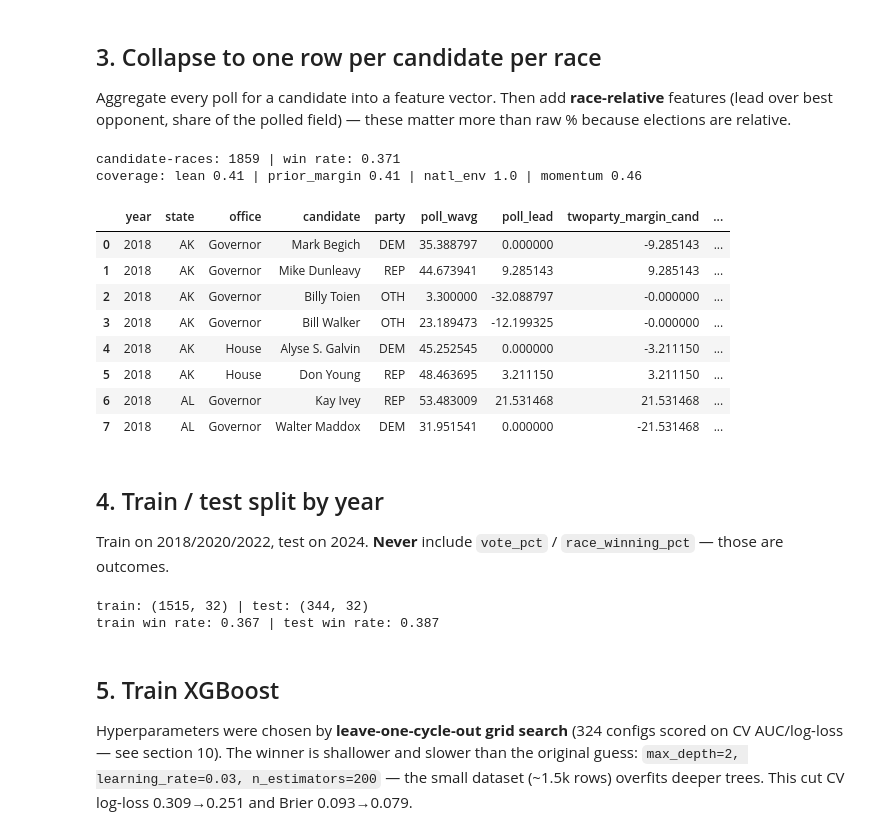
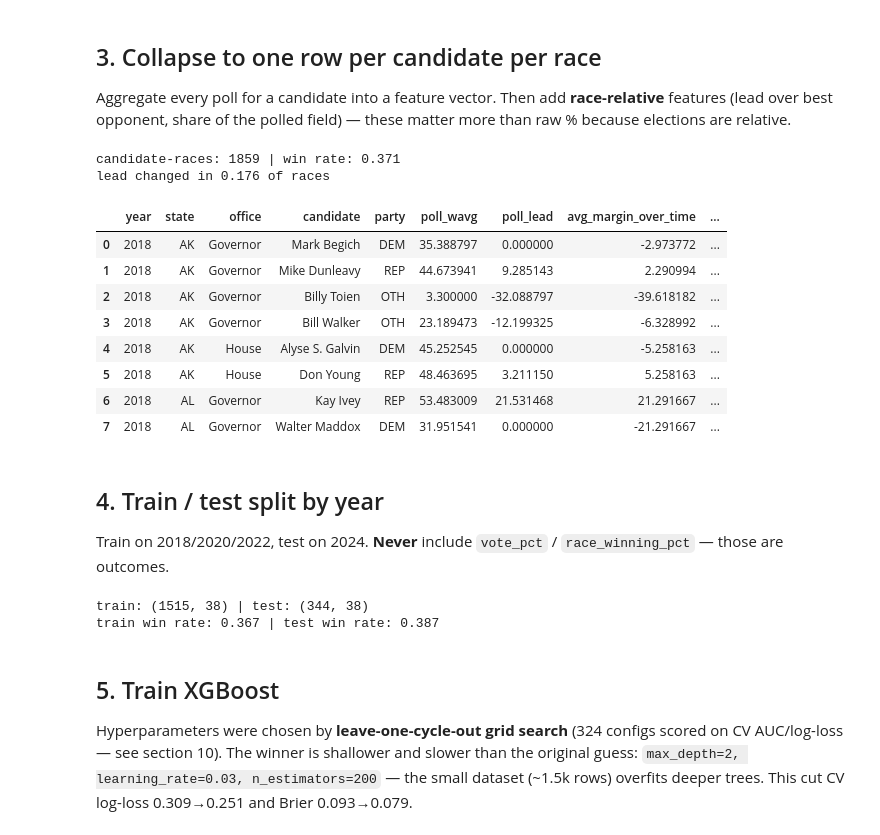
Before and after one commit to pjmerica/Polls-prediction-model, a Jupyter notebook: model.ipynb, the cells around one changed output. Drawn from its saved outputs; the diff is of its cells as text; code cells hidden in the pictures.

```diff
--- a/model.ipynb
+++ b/model.ipynb
@@ -198,6 +250,7 @@ rows = []
 for race_id, g in d.groupby('race_id'):
     yr = int(g['year'].iloc[0]); st = g['state'].iloc[0]
     of = g['office'].iloc[0];    di = str(g['district'].iloc[0])
+    dyn = margin_dyn_map.get(race_id, {})
     for ck, gc in g.groupby('cand_key'):
         gc = gc.sort_values('end_date')
         last30 = gc[gc['days_to_elec'] <= 30]
@@ -219,6 +272,8 @@ for race_id, g in d.groupby('race_id'):
 
         # house-effect-adjusted weighted poll average
         adj = gc['pct'] - gc['pollster'].map(lambda p: sign * house.get(p, 0.0))
+
+        md = dyn.get(ck, {})   # margin-trajectory stats for this candidate
 
         rows.append(dict(
             race_id=race_id, year=yr, state=st, office=of, district=di,
@@ -244,52 +299,56 @@ for race_id, g in d.groupby('race_id'):
             natl_env_cand=(sign * natl_env.get(yr, np.nan)),
             poll_momentum=slope,
             poll_wavg_adj=wmean(adj, gc['w']),
+            # lead dynamics over time (front-runner stability)
+            n_lead_changes=lead_change_map.get(race_id, 0),
+            lead_changed=int(lead_change_map.get(race_id, 0) > 0),
+            avg_margin_over_time=md.get('avg_margin_over_time', np.nan),  # avg lead/deficit across campaign
+            margin_volatility=md.get('margin_volatility', np.nan),       # std of the lead over time (low = stable)
+            min_margin=md.get('min_margin', np.nan),                     # worst point reached
+            margin_trend=md.get('margin_trend', np.nan),                 # widening (+) vs narrowing (-) lead
         ))
 cand = pd.DataFrame(rows)
 
 # race-relative features
 cand['field_best'] = cand.groupby('race_id')['poll_wavg'].transform(
     lambda s: s.nlargest(2).min() if len(s) > 1 else s.max())
 cand['poll_lead']  = cand['poll_wavg'] - cand['field_best']
 cand['poll_share'] = cand['poll_wavg'] / cand.groupby('race_id')['poll_wavg'].transform('sum')
 cand['n_cands']    = cand.groupby('race_id')['cand_key'].transform('count')
 cand['race_total_polls']  = cand.groupby('race_id')['n_polls'].transform('sum')
 cand['frac_polls_over50'] = cand['n_polls_over50'] / cand['n_polls']
 cand['is_dem']     = (cand['party'] == 'DEM').astype(int)
 cand['is_rep']     = (cand['party'] == 'REP').astype(int)
 cand['is_senate']  = (cand['office'] == 'Senate').astype(int)
 cand['is_gov']     = (cand['office'] == 'Governor').astype(int)
 
 # --- gap cluster (the poll gap between candidates, several views) ---
 dem_w = cand[cand['party'] == 'DEM'].groupby('race_id')['poll_wavg'].max()
 rep_w = cand[cand['party'] == 'REP'].groupby('race_id')['poll_wavg'].max()
 twoparty = (dem_w - rep_w)                                   # DEM - REP, race level
 cand['twoparty_margin_cand'] = (cand['race_id'].map(twoparty)
                                 * cand['party'].map({'DEM': 1, 'REP': -1}).fillna(0))
 cand['abs_gap']    = cand['race_id'].map(twoparty.abs())     # how close is the race
 cand['tossup']     = (cand['abs_gap'] < 3).astype(int)       # within 3 pts
 cand['undecided']  = 100 - cand.groupby('race_id')['poll_wavg'].transform('sum')
 cand['gap_x_recency'] = cand['poll_lead'] * (1.0 / (1.0 + cand['min_days'].clip(lower=0) / 30.0))
 
 print('candidate-races:', len(cand), '| win rate:', round(cand['won'].mean(), 3))
-print('coverage:', 'lean', round(cand['lean_cand'].notna().mean(), 2),
-      '| prior_margin', round(cand['prior_margin_cand'].notna().mean(), 2),
-      '| natl_env', round(cand['natl_env_cand'].notna().mean(), 2),
-      '| momentum', round(cand['poll_momentum'].notna().mean(), 2))
+print('lead changed in', round(cand.drop_duplicates("race_id")["lead_changed"].mean(), 3), 'of races')
 cand[['year','state','office','candidate','party','poll_wavg','poll_lead',
-      'twoparty_margin_cand','gap_x_recency','natl_env_cand','poll_wavg_adj','won']].head(8)
+      'avg_margin_over_time','margin_volatility','min_margin','margin_trend','won']].head(8)
 # %% [output]
 candidate-races: 1859 | win rate: 0.371
-coverage: lean 0.41 | prior_margin 0.41 | natl_env 1.0 | momentum 0.46
+lead changed in 0.176 of races
-|  | year | state | office | candidate | party | poll_wavg | poll_lead | twoparty_margin_cand | ... |
-| 0 | 2018 | AK | Governor | Mark Begich | DEM | 35.388797 | 0.000000 | -9.285143 | ... |
-| 1 | 2018 | AK | Governor | Mike Dunleavy | REP | 44.673941 | 9.285143 | 9.285143 | ... |
-| 2 | 2018 | AK | Governor | Billy Toien | OTH | 3.300000 | -32.088797 | -0.000000 | ... |
-| 3 | 2018 | AK | Governor | Bill Walker | OTH | 23.189473 | -12.199325 | -0.000000 | ... |
-| 4 | 2018 | AK | House | Alyse S. Galvin | DEM | 45.252545 | 0.000000 | -3.211150 | ... |
-| 5 | 2018 | AK | House | Don Young | REP | 48.463695 | 3.211150 | 3.211150 | ... |
-| 6 | 2018 | AL | Governor | Kay Ivey | REP | 53.483009 | 21.531468 | 21.531468 | ... |
-| 7 | 2018 | AL | Governor | Walter Maddox | DEM | 31.951541 | 0.000000 | -21.531468 | ... |
+|  | year | state | office | candidate | party | poll_wavg | poll_lead | avg_margin_over_time | ... |
+| 0 | 2018 | AK | Governor | Mark Begich | DEM | 35.388797 | 0.000000 | -2.973772 | ... |
+| 1 | 2018 | AK | Governor | Mike Dunleavy | REP | 44.673941 | 9.285143 | 2.290994 | ... |
+| 2 | 2018 | AK | Governor | Billy Toien | OTH | 3.300000 | -32.088797 | -39.618182 | ... |
+| 3 | 2018 | AK | Governor | Bill Walker | OTH | 23.189473 | -12.199325 | -6.328992 | ... |
+| 4 | 2018 | AK | House | Alyse S. Galvin | DEM | 45.252545 | 0.000000 | -5.258163 | ... |
+| 5 | 2018 | AK | House | Don Young | REP | 48.463695 | 3.211150 | 5.258163 | ... |
+| 6 | 2018 | AL | Governor | Kay Ivey | REP | 53.483009 | 21.531468 | 21.291667 | ... |
+| 7 | 2018 | AL | Governor | Walter Maddox | DEM | 31.951541 | 0.000000 | -21.291667 | ... |
 # %% [markdown]
 ## 4. Train / test split by year
 
@@ -307,6 +366,8 @@ FEATURES = [
     'twoparty_margin_cand','abs_gap','tossup','undecided','gap_x_recency',
     # environment / momentum / house-adjusted poll
     'natl_env_cand','poll_momentum','poll_wavg_adj',
+    # lead dynamics over time
+    'n_lead_changes','lead_changed','avg_margin_over_time','margin_volatility','min_margin','margin_trend',
 ]
 
 train = cand[cand['year'] <= 2022]
@@ -316,7 +377,7 @@ X_test,  y_test  = test[FEATURES],  test['won']
 print('train:', X_train.shape, '| test:', X_test.shape)
 print('train win rate:', round(y_train.mean(), 3), '| test win rate:', round(y_test.mean(), 3))
 # %% [output]
-train: (1515, 32) | test: (344, 32)
+train: (1515, 38) | test: (344, 38)
 train win rate: 0.367 | test win rate: 0.387
 # %% [markdown]
 ## 5. Train XGBoost
```
Also changed, not shown: parts of 6 cells of this notebook.
